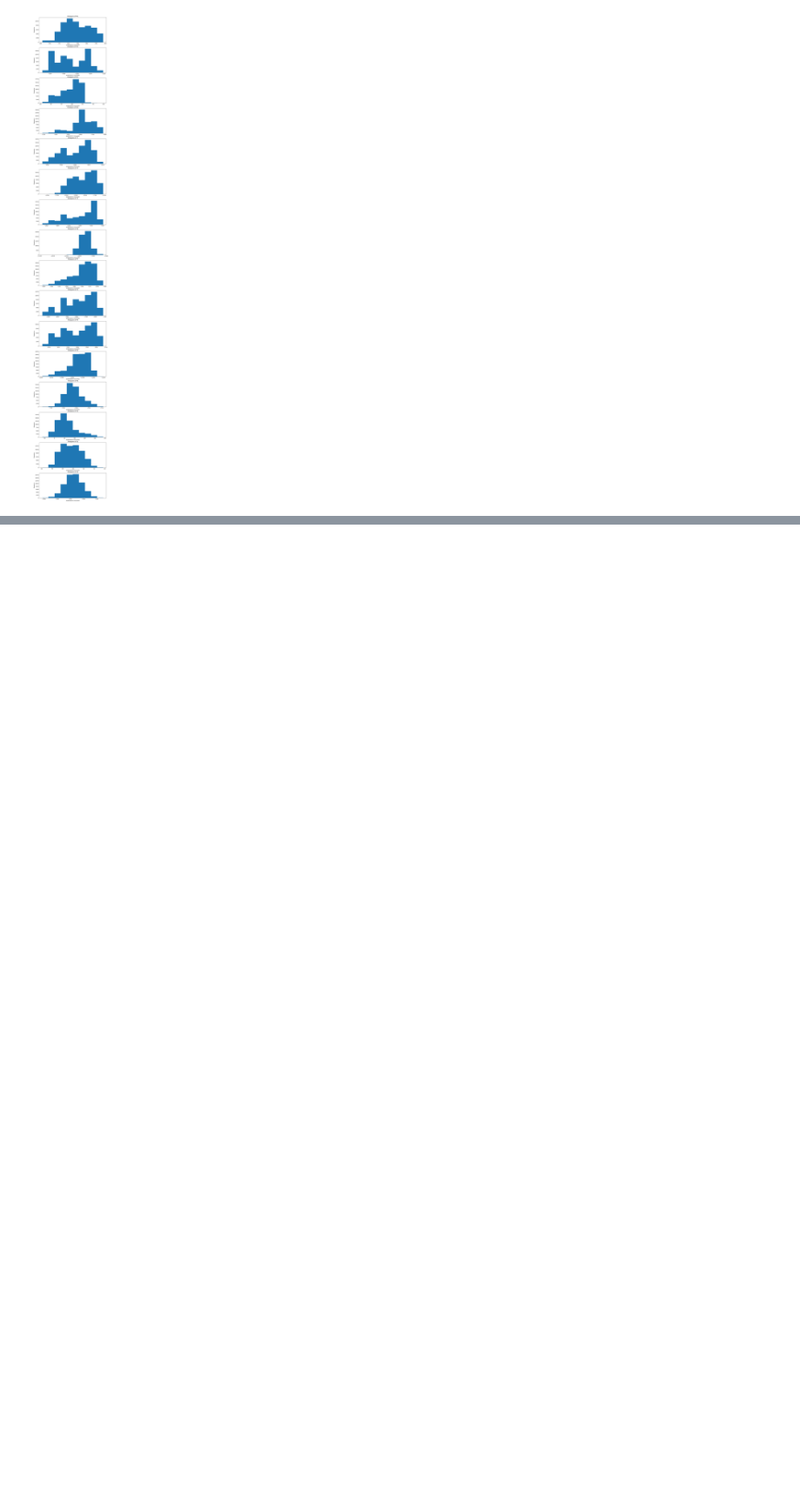
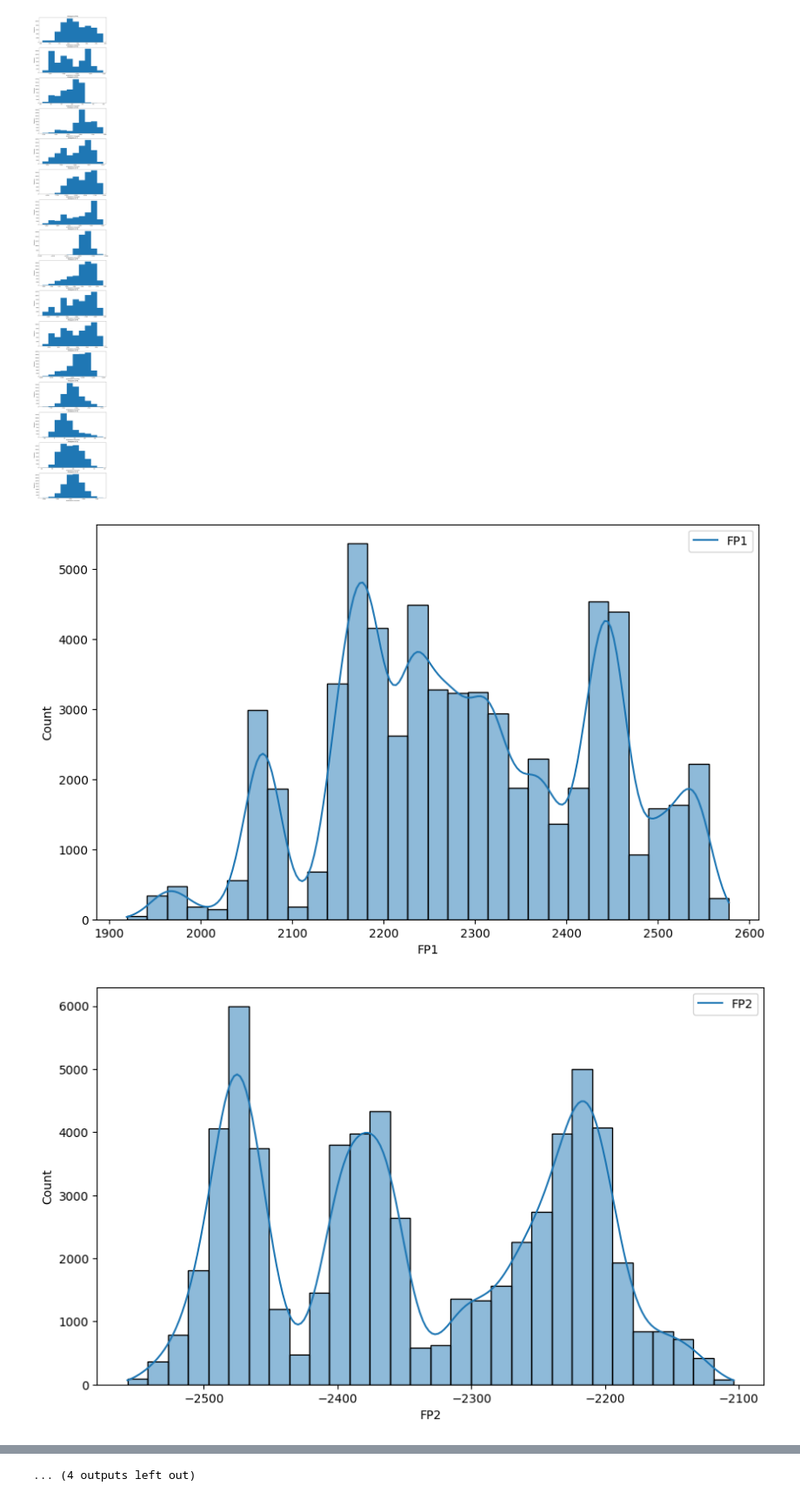
Before and after one commit to aparna-2001/machine_learning_using_python, a Jupyter notebook: level1_ML_foundation_BCI.ipynb, the cells around one changed output, grey strips where cells are left out. Shown at 87% size. Cells and saved outputs as stored; diff of their text form; code cells hidden in the pictures; blank space fills up the shorter version.

Commit message:
histogram using sns, overlay comparison, inference

```diff
--- a/level1_ML_foundation_BCI.ipynb
+++ b/level1_ML_foundation_BCI.ipynb
@@ -334,12 +334,12 @@ signal_data_set
 | 63103 | 123.248047 | 1940.149170 | -2439.704834 | 453.019989 | -7073.366211 | -6282.847656 | -11683.984375 | -2595.118164 | -13997.788086 | -2019.696655 | -3641.098877 | ... |
 63104 rows × 19 columns
 # %%
-def plot_hist(data):
+def plt_hist(data):
     plt.hist(data)
     plt.title(f'Histogram of {data.name}')
     plt.xlabel('amplitudes(in microvolts)')
     plt.ylabel('frequency')
 
-plot_hist(signal_data_set['FP1'])
+plt_hist(signal_data_set['FP1'])
 # %% [output]
 [figure]
@@ -364,3 +374,21 @@ for i, header in enumerate(headers):
 plt.show()
 # %% [output]
 [figure]
+# %%
+import matplotlib.pyplot as plt
+import seaborn as sns
+
+headers = ['FP1', 'FP2', 'FC5', 'FC6', 'FZ', 'T7', 'CZ', 'T8',
+           'P7', 'P3', 'PZ', 'P4', 'P8', 'O1', 'Oz', 'O2']
+
+for i in headers:
+    plt.figure(figsize=(10, 6))
+    sns.histplot(signal_data_set[i], bins=30, alpha=0.5, label='Group 1', kde=True)
+    plt.legend({i})
+    plt.show()
+
+    if i=='O2':
+      break
+# %% [output]
+[figure, added]
+[figure, added]
@@ -366,0 +405 @@ plt.show()
+... (4 outputs left out)
```
Also changed, not shown: parts of 4 cells of this notebook.
